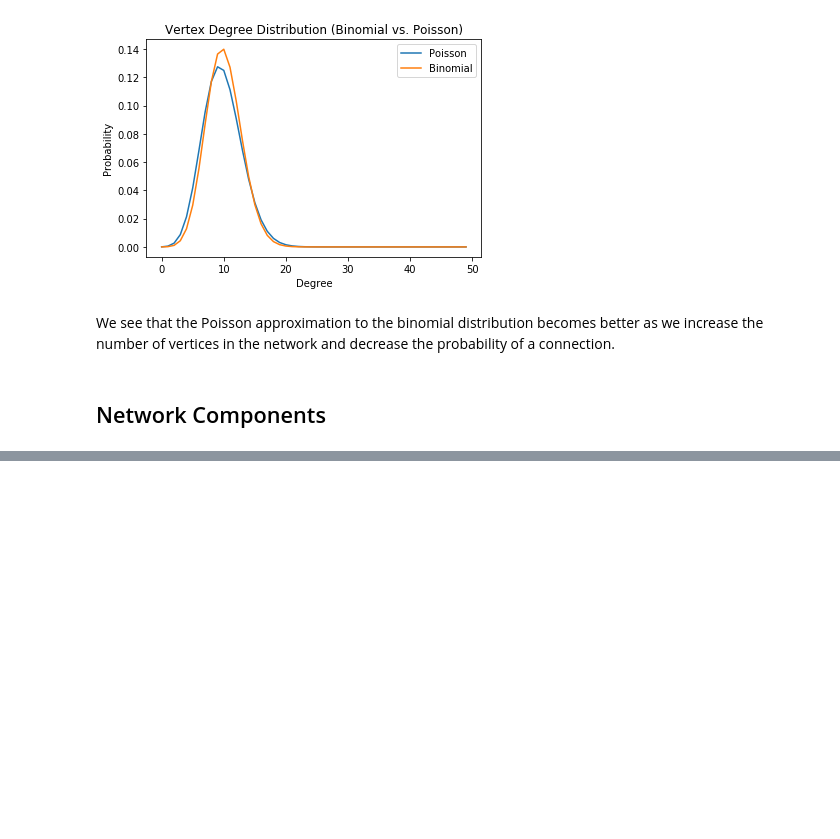
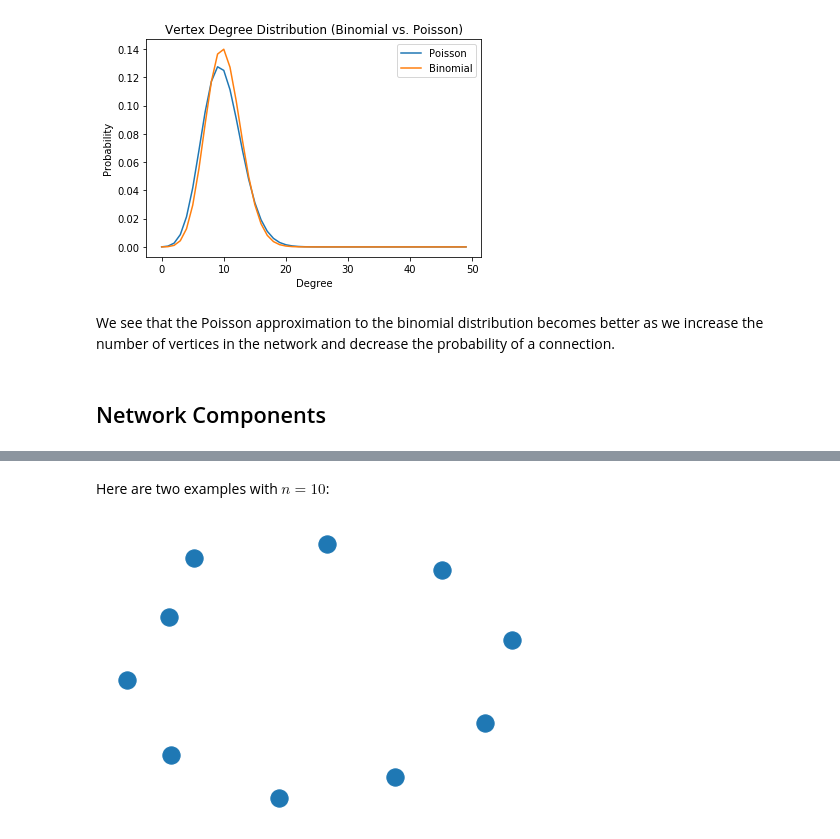
Before and after one commit to bzelditch/DataScience, a Jupyter notebook: ComplexNetworks/Complex Networks.ipynb, the cells around one changed output, grey strips where cells are left out. Cells and saved outputs as stored; diff of their text form; code cells hidden in the pictures; blank space fills up the shorter version.

```diff
--- a/ComplexNetworks/Complex Networks.ipynb
+++ b/ComplexNetworks/Complex Networks.ipynb
@@ -104,0 +109,6 @@ We see that the Poisson approximation to the binomial distribution becomes bette
+# %% [markdown]
+Here are two examples with $n=10$:
+# %%
+visualize_gnp(10, 0)
+# %% [output]
+[figure, added]
```
Also changed, not shown: parts of 7 cells of this notebook.
